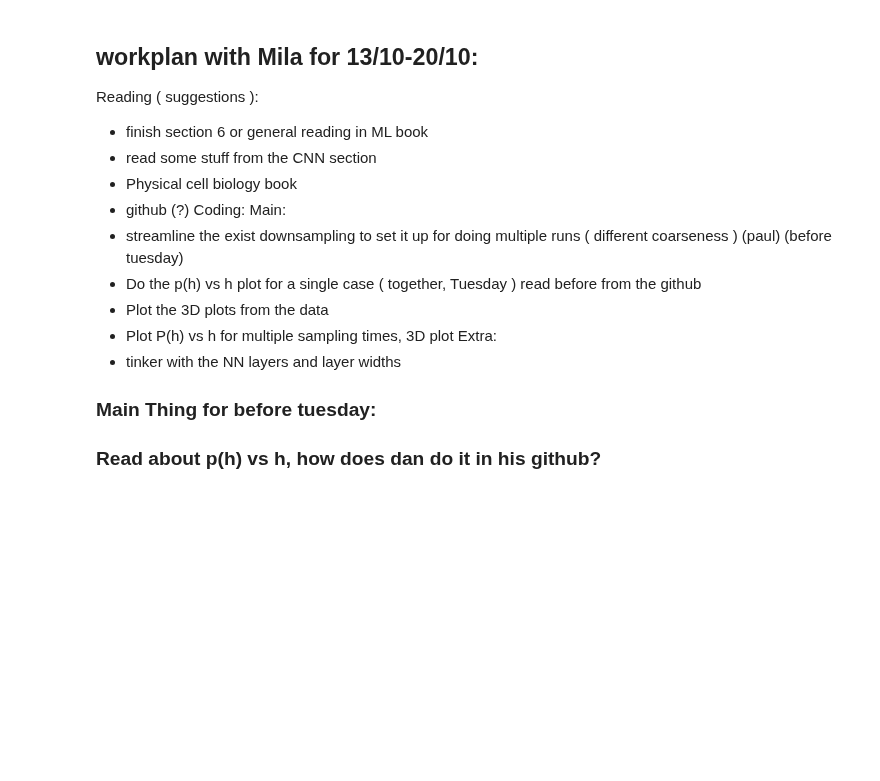
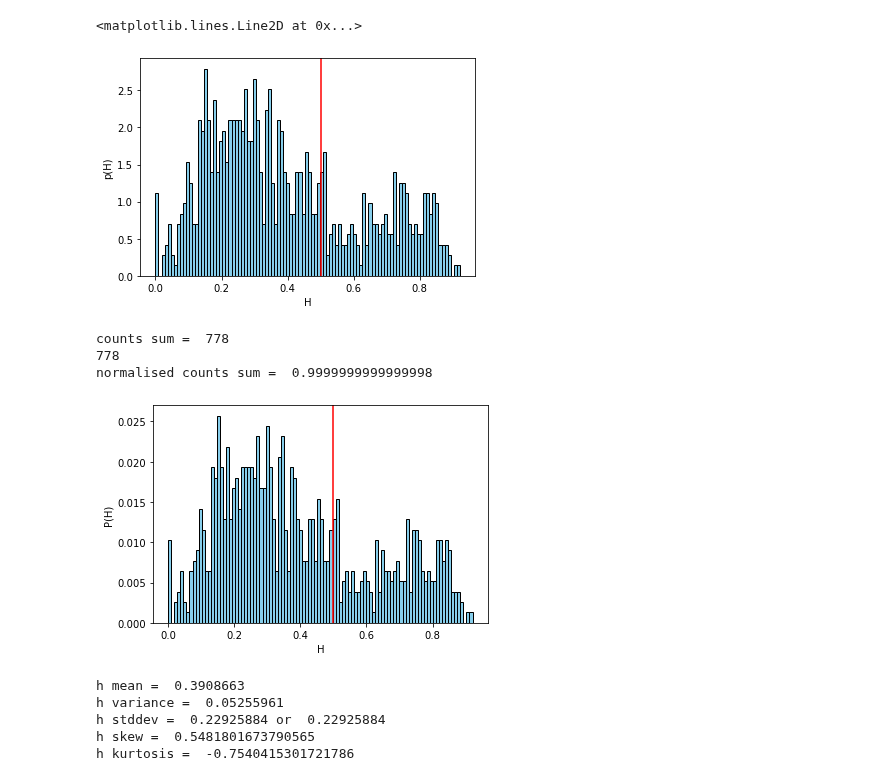
Before and after one commit to paulvautravers/Mphys-Sem-1, a Jupyter notebook: supervised_nn_fbm_realtrajectory.ipynb, the cells around one changed output. Saved outputs shown, nothing was run; the diff lists cells and outputs as text; code cells hidden in the pictures; blank space fills up the shorter version.

```diff
--- a/supervised_nn_fbm_realtrajectory.ipynb
+++ b/supervised_nn_fbm_realtrajectory.ipynb
@@ -229,18 +88,47 @@ fig.legend(loc='upper center')
-# %% [markdown]
-## workplan with Mila for 13/10-20/10:
-Reading ( suggestions ):
-- finish section 6 or general reading in ML book
-- read some stuff from the CNN section
-- Physical cell biology book
-- github (?)
-Coding:
-Main:
-- streamline the exist downsampling to set it up for doing multiple runs ( different coarseness ) (paul) (before tuesday)
-- Do the p(h) vs h plot for a single case ( together, Tuesday ) read before from the github
-- Plot the 3D plots from the data
-- Plot P(h) vs h for multiple sampling times, 3D plot
-Extra:
-- tinker with the NN layers and layer widths
-
-### Main Thing for before tuesday:
-### Read about p(h) vs h, how does dan do it in his github?
+# %%
+nbins = 100
+
+plt.figure()
+plt.hist(h, nbins, density=True, color='skyblue', ec='black')  # normalised so area under histogram integrates to 1
+plt.xlabel('H')
+plt.ylabel('p(H)')  # probability density
+plt.axvline(0.5, color='r')
+# %% [output]
+<matplotlib.lines.Line2D at 0x...>
+[figure, added]
+# %%
+counts, bins = np.histogram(h, nbins)
+normalised_counts = counts/len(h)
+plt.hist(bins[:-1], bins, weights=normalised_counts, color='skyblue', ec='black')
+plt.xlabel('H')
+plt.ylabel(r'P(H)')  # probability
+plt.axvline(0.5, color='r')
+
+print('counts sum = ', np.sum(counts))
+print(len(h))
+print('normalised counts sum = ', np.sum(normalised_counts))
+# %% [output]
+counts sum =  778
+778
+normalised counts sum =  0.9999999999999998
+[figure, added]
+# %%
+import scipy
+
+h_mean = np.mean(h)
+h_var = np.var(h)
+h_std = np.std(h)
+h_skew = scipy.stats.skew(h)
+h_kurtosis = scipy.stats.kurtosis(h)
+
+print('h mean = ', h_mean)
+print('h variance = ', h_var)
+print('h stddev = ', np.sqrt(h_var), 'or ', h_std)
+print('h skew = ', h_skew)
+print('h kurtosis = ', h_kurtosis)
+# %% [output]
+h mean =  0.3908663
+h variance =  0.05255961
+h stddev =  0.22925884 or  0.22925884
+h skew =  0.5481801673790565
+h kurtosis =  -0.7540415301721786
```
Also changed, not shown: parts of 14 cells of this notebook.
